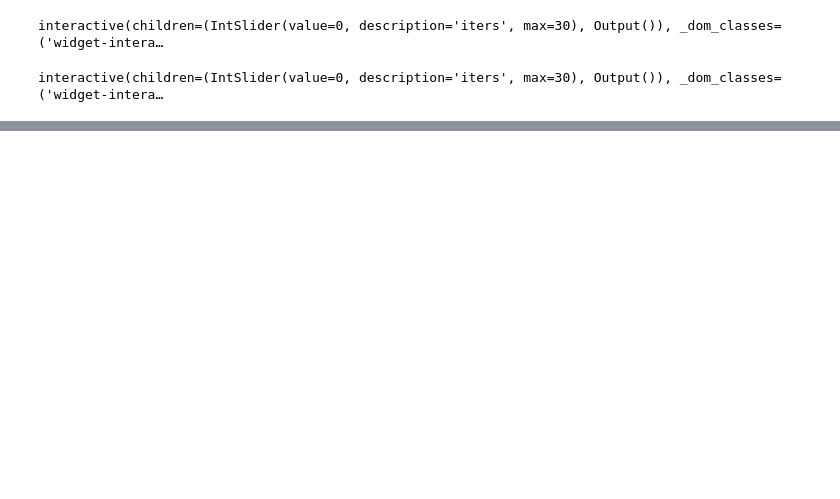
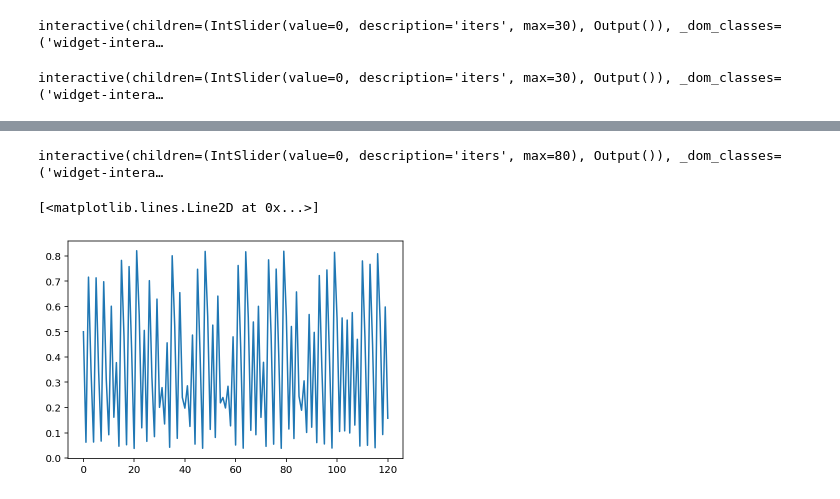
Before and after one commit to xiaozhouli/Jupyter, a Jupyter notebook: Numerical_Analysis/Solution_of_Nonlinear.ipynb, the cells around one changed output, grey strips where cells are left out. Drawn from its saved outputs; the diff is of its cells as text; code cells hidden in the pictures; blank space fills up the shorter version.

```diff
--- a/Numerical_Analysis/Solution_of_Nonlinear.ipynb
+++ b/Numerical_Analysis/Solution_of_Nonlinear.ipynb
@@ -563,0 +595,22 @@ interactive(children=(IntSlider(value=0, description='iters', max=30), Output())
+# %%
+def f(x):
+    return 1 - 6*x + 7.5*x**2 - 2.5*x**3
+
+a = 0; b = 2
+
+def g(x):
+    return 1 - 5*x + 7.5*x**2 - 2.5*x**3
+
+
+x0 = 0.5
+x_star = 1 - np.sqrt(3./5)
+w = interactive(Iteration_demo2, f=fixed(f), a=fixed(a), b=fixed(b), g=fixed(g), x0 = fixed(x0), iters=widgets.IntSlider(min=0,max=80,value=0))
+display(w)
+# %% [output]
+interactive(children=(IntSlider(value=0, description='iters', max=80), Output()), _dom_classes=('widget-intera…
+# %%
+x = fixed_iters(g, x0, 120)
+plt.plot(np.arange(np.size(x)),x)
+# %% [output]
+[<matplotlib.lines.Line2D at 0x...>]
+[figure, added]
```
Also changed, not shown: parts of 12 cells of this notebook.
